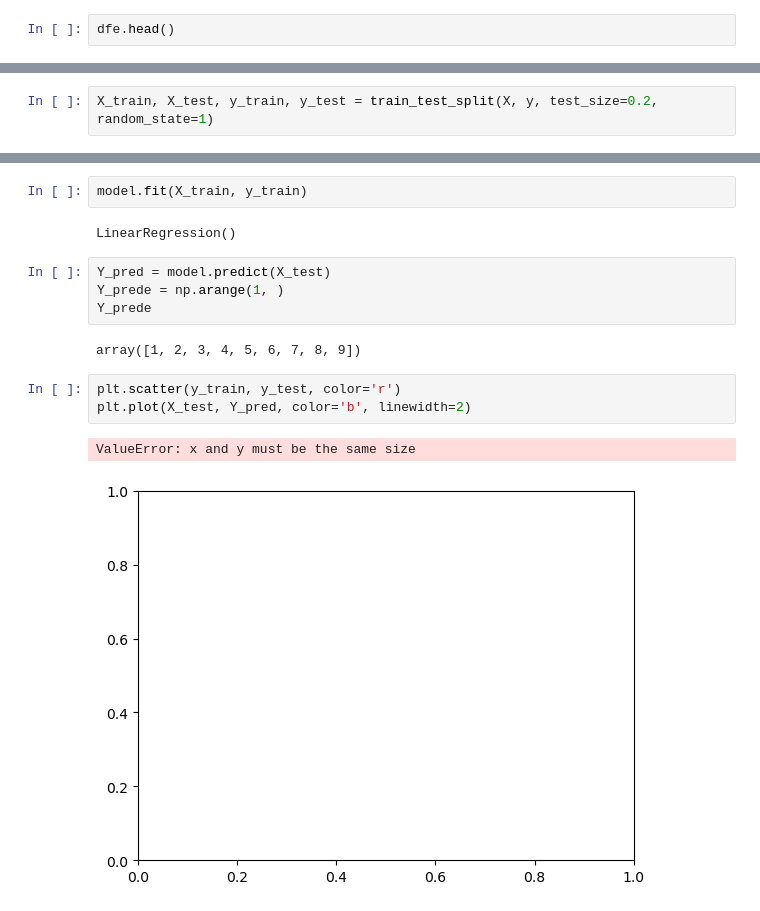
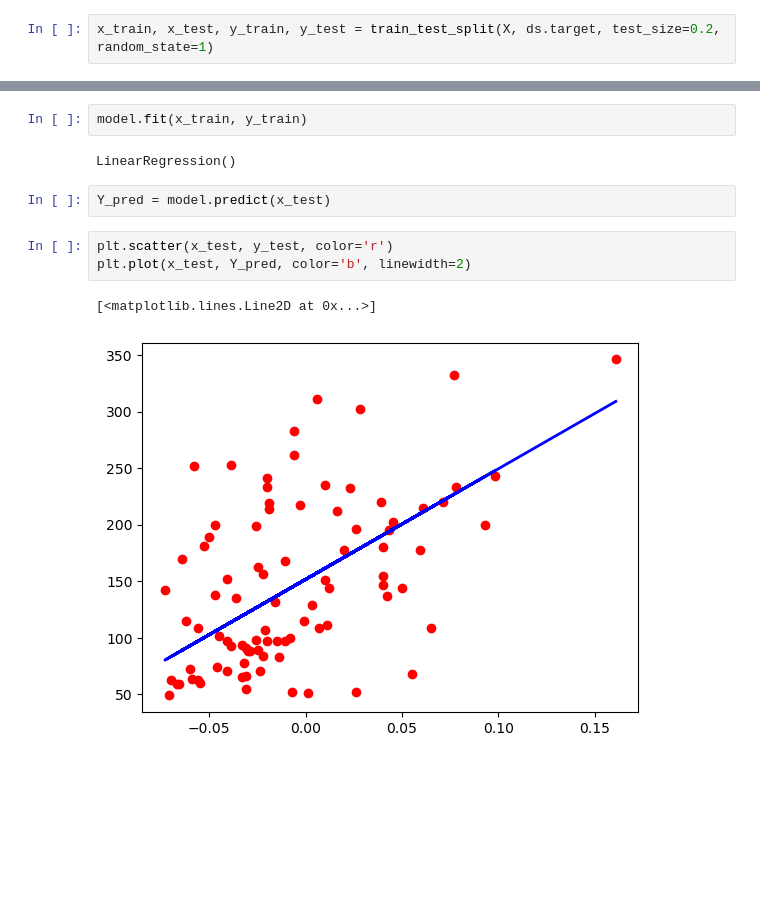
Before and after one commit to amirhosseinsh2001/prediction_model_for_california_gouse_price, a Jupyter notebook: Check-Diabetes/Check-diabetes.ipynb, the cells around one changed output, grey strips where cells are left out. Saved outputs shown, nothing was run; the diff lists cells and outputs as text; blank space fills up the shorter version.

Commit message:
Fix dataset bug then using regression model

```diff
--- a/Check-Diabetes/Check-diabetes.ipynb
+++ b/Check-Diabetes/Check-diabetes.ipynb
@@ -47,2 +74,2 @@ y = dfe.loc[-1: , (df.columns == "Outcome")]
 # %%
-dfe.head()
+x_train, x_test, y_train, y_test = train_test_split(X, ds.target, test_size=0.2, random_state=1)
@@ -56,3 +76 @@ dfe.head()
-# %%
-X_train, X_test, y_train, y_test = train_test_split(X, y, test_size=0.2, random_state=1)
 # %%
@@ -74,18 +92,14 @@ y_test.shape
 # %%
 model = LinearRegression()
 # %%
-model.fit(X_train, y_train)
+model.fit(x_train, y_train)
 # %% [output]
 LinearRegression()
 # %%
-Y_pred = model.predict(X_test)
-Y_prede = np.arange(1, )
-Y_prede
+Y_pred = model.predict(x_test)
-# %% [output]
-array([1, 2, 3, 4, 5, 6, 7, 8, 9])
 # %%
-plt.scatter(y_train, y_test, color='r')
-plt.plot(X_test, Y_pred, color='b', linewidth=2)
+plt.scatter(x_test, y_test, color='r')
+plt.plot(x_test, Y_pred, color='b', linewidth=2)
 # %% [output]
-ValueError: x and y must be the same size
+[<matplotlib.lines.Line2D at 0x...>]
-[figure, old version]
+[figure, new version]
```
Also changed, not shown: parts of 11 cells of this notebook.
